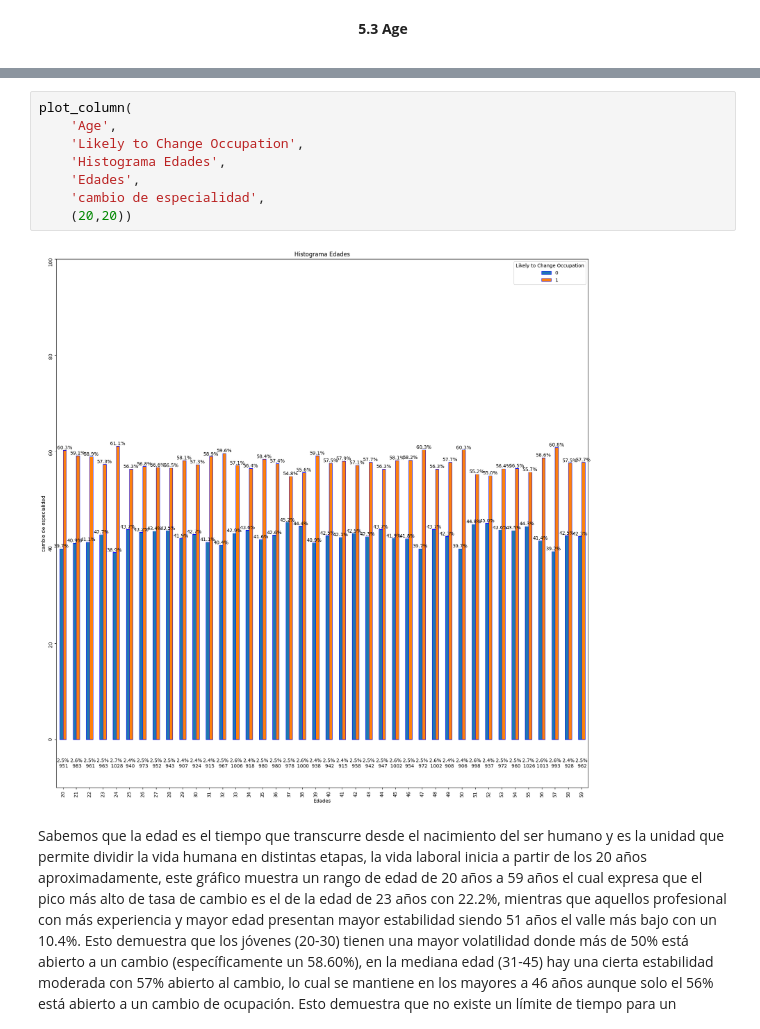
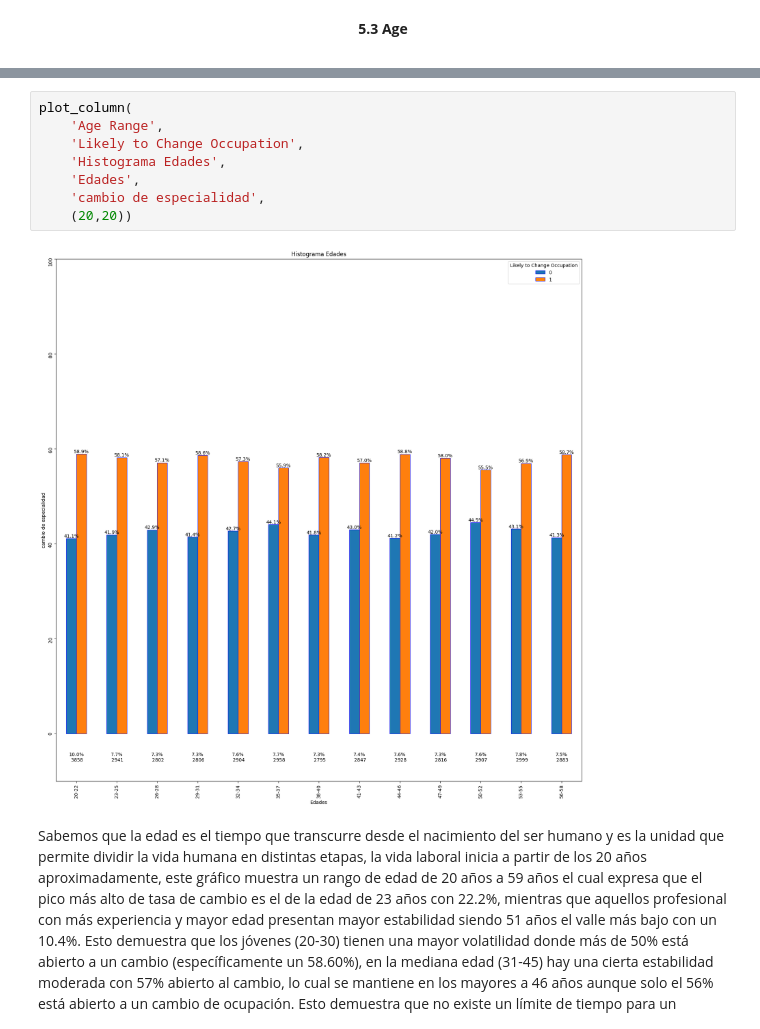
Before and after one commit to JD277/Field-vs-occupation, a Jupyter notebook: EDA.ipynb, the cells around one changed output, grey strips where cells are left out. Saved outputs shown, nothing was run; the diff lists cells and outputs as text.

```diff
--- a/EDA.ipynb
+++ b/EDA.ipynb
@@ -317,13 +323,13 @@ Este gráfico nos muestra que las ocupaciones con el mayor tendencia al cambio s
 # %%
 plot_column(
-    'Age',
+    'Age Range',
     'Likely to Change Occupation',
     'Histograma Edades',
     'Edades',
     'cambio de especialidad',
     (20,20))
 # %% [output]
-[figure, old version]
+[figure, new version]
 # %% [markdown]
 <head>
     <link rel="stylesheet" href="styles.css">
```
Also changed, not shown: parts of 7 cells of this notebook.
